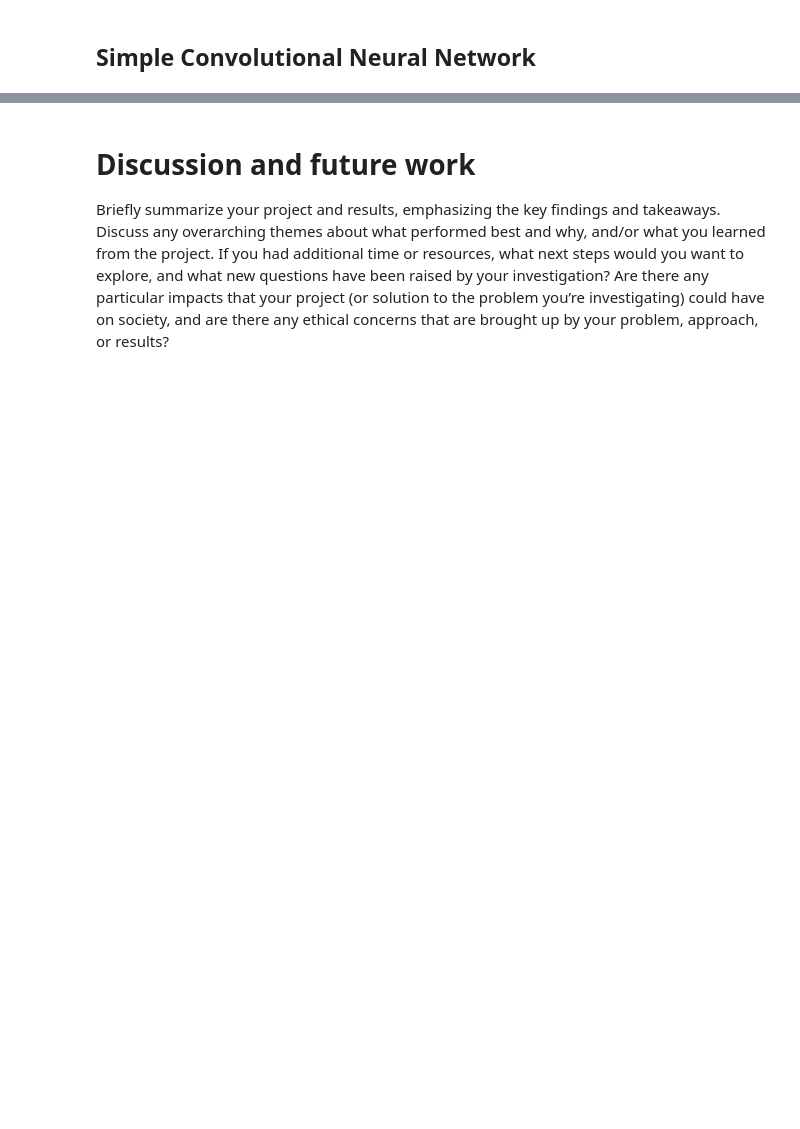
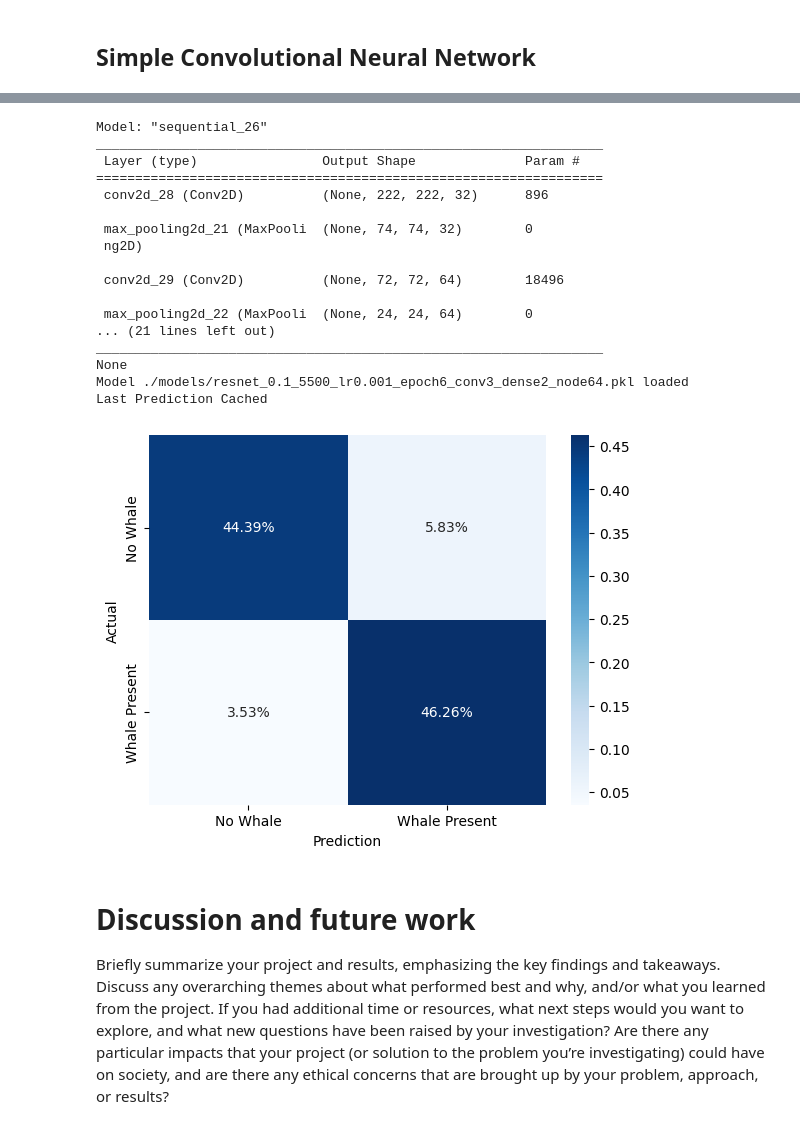
Before and after one commit to levshuster/whale-detection, a Jupyter notebook: final submission/main.ipynb, the cells around one changed output, grey strips where cells are left out. Drawn from its saved outputs; the diff is of its cells as text; code cells hidden in the pictures; blank space fills up the shorter version.

```diff
--- a/final submission/main.ipynb
+++ b/final submission/main.ipynb
@@ -414,0 +543,29 @@ Saving model ./models/resnet_0.1_5500_lr0.001_epoch1_weightsFalse.pkl
+# %%
+
+dataset_name = '5500'
+# dataset_name = '200'
+folder = f'./dataset/random-{dataset_name}-0.8/'
+
+train_set, validation_set = [keras.preprocessing.image_dataset_from_directory(
+	folder+'training/',
+	validation_split=0.2,
+	subset=i,
+	seed=123,
+	image_size=(224, 224),
+	batch_size=32,
+) for i in ["training", "validation"]]
+
+CNN(
+	learning_rate=0.001,
+	num_of_conv = 3,
+	num_of_dense = 2,
+	num_of_nodes = 64,
+	version='0.1',
+	dataset_name=dataset_name,
+	do_not_load=False
+)\
+	.load(epochs=4)\
+	.fit(train_set, validation_set, additional_epochs=1)\
+	.save()
+
+# one fitting epoch takes 40 seconds
@@ -628,3 +757,26 @@ Describe the experiments that you ran, including specifics about what you were t
+# %%
+labels_1d, predictions_1d = CNN(version='0.1', dataset_name=dataset_name,
+).load(epochs=6).predict(testing_set)
+confusion_matrix_plot(labels_1d, predictions_1d, labels, normalize = True)
+# %% [output]
+Model: "sequential_26"
+_________________________________________________________________
+ Layer (type)                Output Shape              Param #
+=================================================================
+ conv2d_28 (Conv2D)          (None, 222, 222, 32)      896
+
+ max_pooling2d_21 (MaxPooli  (None, 74, 74, 32)        0
+ ng2D)
+
+ conv2d_29 (Conv2D)          (None, 72, 72, 64)        18496
+
+ max_pooling2d_22 (MaxPooli  (None, 24, 24, 64)        0
+... (21 lines left out)
+_________________________________________________________________
+None
+Model ./models/resnet_0.1_5500_lr0.001_epoch6_conv3_dense2_node64.pkl loaded
+Last Prediction Cached
+[figure, added]
 # %% [markdown]
 # Discussion and future work
 Briefly summarize your project and results, emphasizing the key findings and takeaways. Discuss any overarching themes about what performed best and why, and/or what you learned from the project. If you had additional time or resources, what next steps would you want to explore, and what new questions have been raised by your investigation? Are there any particular impacts that your project (or solution to the problem you’re investigating) could have on society, and are there any ethical concerns that are brought up by your problem, approach, or results?
```
Also changed, not shown: parts of 18 cells of this notebook.
